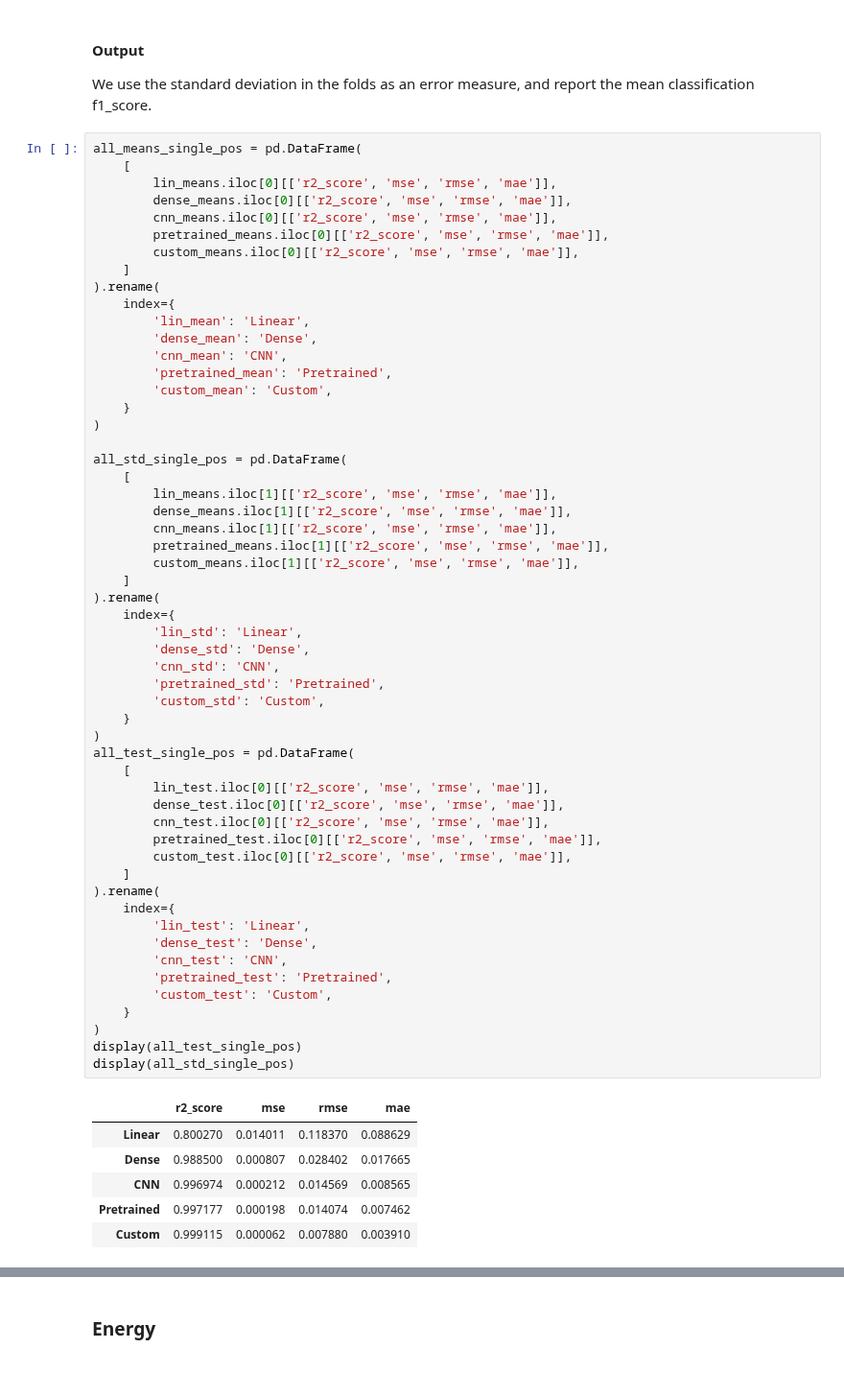
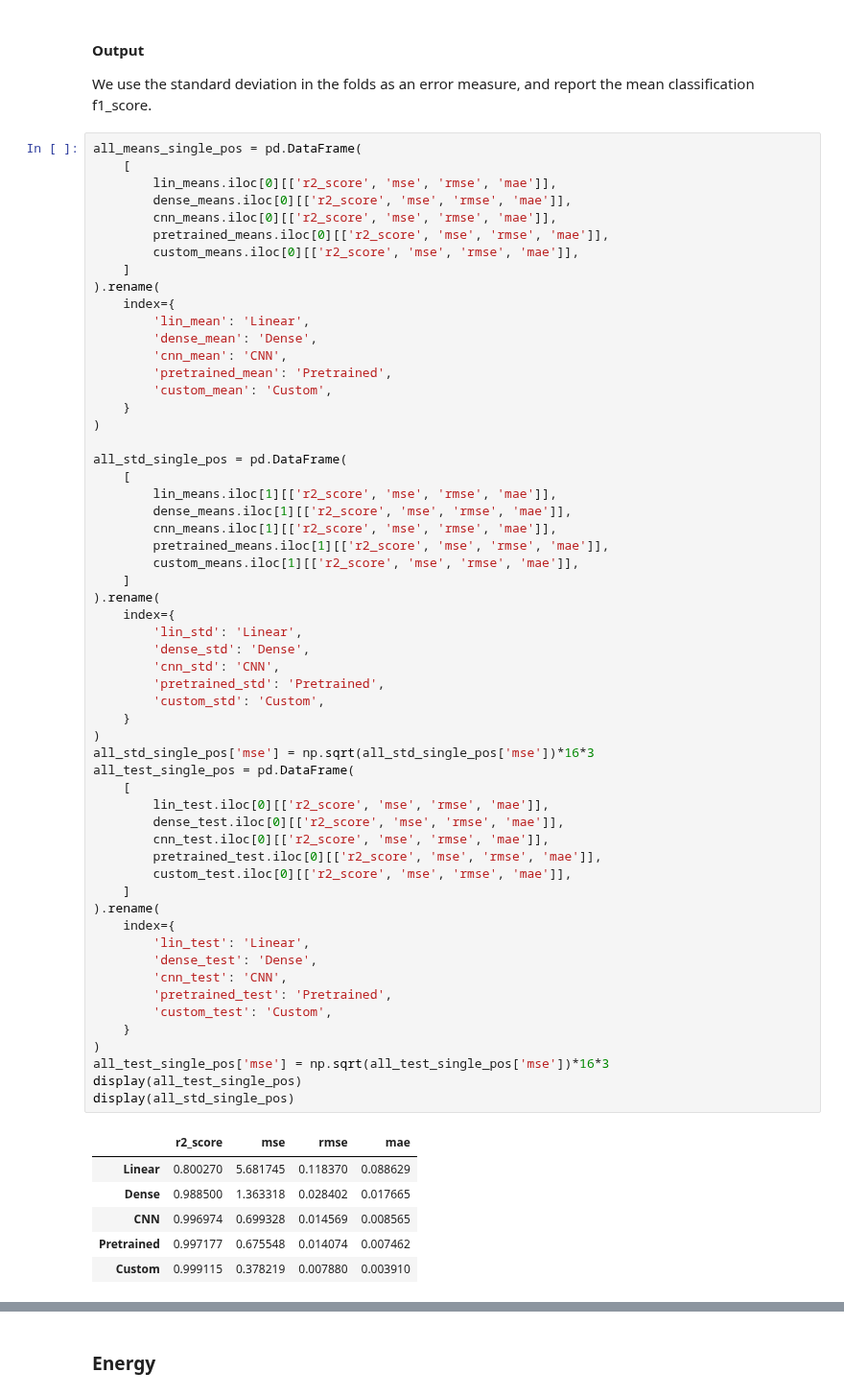
Before and after one commit to geirtul/master_analysis, a Jupyter notebook: notebooks/results/regression_simulated.ipynb, the cells around one changed output, grey strips where cells are left out. Shown at 96% size. Drawn from its saved outputs; the diff is of its cells as text.

```diff
--- a/notebooks/results/regression_simulated.ipynb
+++ b/notebooks/results/regression_simulated.ipynb
@@ -271,36 +273,38 @@ all_std_single_pos = pd.DataFrame(
 ).rename(
     index={
         'lin_std': 'Linear',
         'dense_std': 'Dense',
         'cnn_std': 'CNN',
         'pretrained_std': 'Pretrained',
         'custom_std': 'Custom',
     }
 )
+all_std_single_pos['mse'] = np.sqrt(all_std_single_pos['mse'])*16*3
 all_test_single_pos = pd.DataFrame(
     [
         lin_test.iloc[0][['r2_score', 'mse', 'rmse', 'mae']],
         dense_test.iloc[0][['r2_score', 'mse', 'rmse', 'mae']],
         cnn_test.iloc[0][['r2_score', 'mse', 'rmse', 'mae']],
         pretrained_test.iloc[0][['r2_score', 'mse', 'rmse', 'mae']],
         custom_test.iloc[0][['r2_score', 'mse', 'rmse', 'mae']],
     ]
 ).rename(
     index={
         'lin_test': 'Linear',
         'dense_test': 'Dense',
         'cnn_test': 'CNN',
         'pretrained_test': 'Pretrained',
         'custom_test': 'Custom',
     }
 )
+all_test_single_pos['mse'] = np.sqrt(all_test_single_pos['mse'])*16*3
 display(all_test_single_pos)
 display(all_std_single_pos)
 # %% [output]
 |  | r2_score | mse | rmse | mae |
-| Linear | 0.800270 | 0.014011 | 0.118370 | 0.088629 |
-| Dense | 0.988500 | 0.000807 | 0.028402 | 0.017665 |
-| CNN | 0.996974 | 0.000212 | 0.014569 | 0.008565 |
-| Pretrained | 0.997177 | 0.000198 | 0.014074 | 0.007462 |
-| Custom | 0.999115 | 0.000062 | 0.007880 | 0.003910 |
+| Linear | 0.800270 | 5.681745 | 0.118370 | 0.088629 |
+| Dense | 0.988500 | 1.363318 | 0.028402 | 0.017665 |
+| CNN | 0.996974 | 0.699328 | 0.014569 | 0.008565 |
+| Pretrained | 0.997177 | 0.675548 | 0.014074 | 0.007462 |
+| Custom | 0.999115 | 0.378219 | 0.007880 | 0.003910 |
 |  | r2_score | mse | rmse | mae |
```
Also changed, not shown: parts of 34 cells of this notebook, 2 other files.
